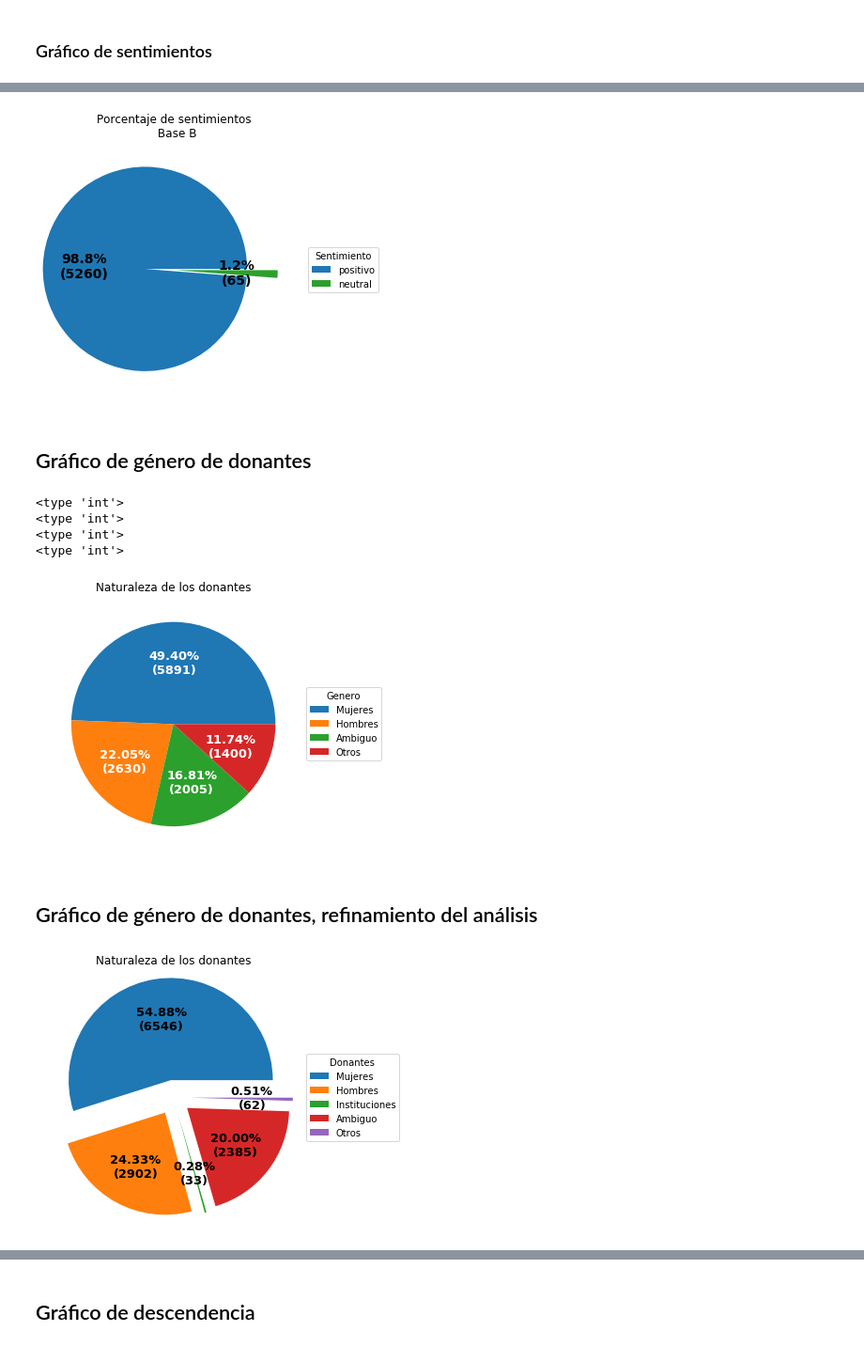
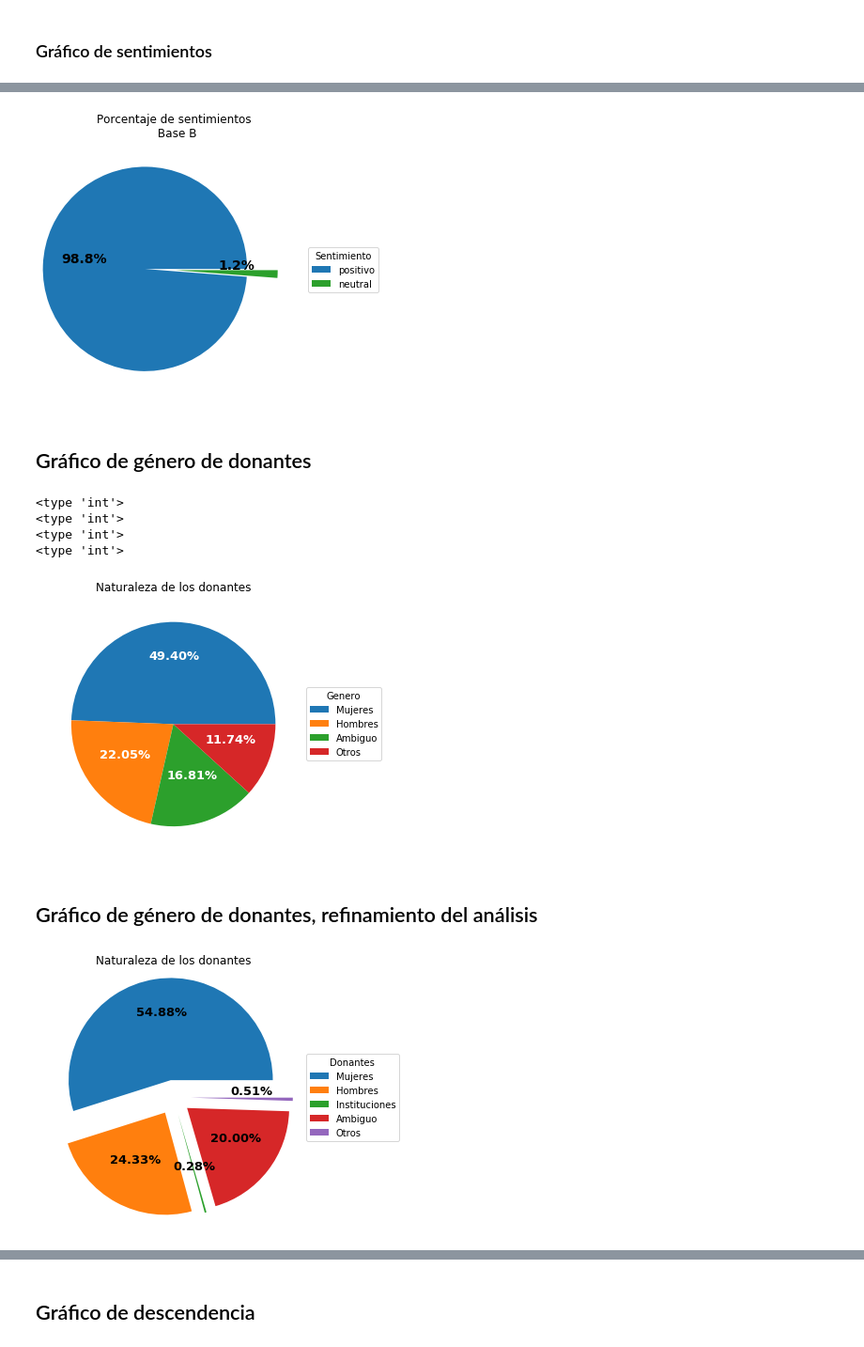
Before and after one commit to JorgeGarciaBello/hip_give, a Jupyter notebook: 1_text_analysis/pie_charts.ipynb, the cells around one changed output, grey strips where cells are left out. Shown at 94% size. Drawn from its saved outputs; the diff is of its cells as text; code cells hidden in the pictures.

```diff
--- a/1_text_analysis/pie_charts.ipynb
+++ b/1_text_analysis/pie_charts.ipynb
@@ -19,7 +19,8 @@ ingredients = [x.split()[-1] for x in recipe]
 
 def func(pct, allvals):
     absolute = int(pct/100.*np.sum(allvals))
-    return "{:.2f}%\n({:d})".format(pct, absolute)
+    return "{:.2f}%\n".format(pct, absolute)
+    #return "{:.2f}%\n({:d})".format(pct, absolute)
 
 
 wedges, texts, autotexts = ax.pie(data, autopct=lambda pct: func(pct, data),
@@ -46,7 +47,8 @@ data = [float(x.split()[0]) for x in recipe]
 ingredients = [x.split()[-1] for x in recipe]
 def func(pct, allvals):
     absolute = int(pct/100.*np.sum(allvals))
-    return "{:.1f}%\n({:d})".format(pct, absolute)
+    return "{:.1f}%\n".format(pct, absolute)
+    #return "{:.1f}%\n({:d})".format(pct, absolute)
 explode = (0.3, 0.0)  # only "explode" the 1-first slice (i.e. 'positivo
 wedges, texts, autotexts = ax.pie(data, explode=explode,autopct=lambda pct: func(pct, data),
                                   textprops=dict(color="black"),colors=['tab:blue','tab:green'])
@@ -58,7 +60,7 @@ plt.setp(autotexts, size=14, weight="bold")
 ax.set_title("Porcentaje de sentimientos \n Base B")
 plt.savefig('pie_chart_comment_analysis_base_B.png',bbox_inches='tight')
 # %% [output]
-[figure, old version]
+[figure, new version]
 # %% [markdown]
 ## Gráfico de género de donantes
 # %%
@@ -75,7 +77,8 @@ def func(pct, allvals):
     absolute = int(pct/100.*np.sum(allvals))+1
     print(type(absolute))
     #absolute = int(pct/100.*np.sum(allvals))
-    return "{:.2f}%\n({:d})".format(pct, absolute)
+    return "{:.2f}%\n".format(pct, absolute)
+    #return "{:.2f}%\n({:d})".format(pct, absolute)
 wedges, texts, autotexts = ax.pie(data, autopct=lambda pct: func(pct, data),
                                   textprops=dict(color="w"))
 ax.legend(wedges, ingredients,
@@ -91,37 +94,38 @@ plt.savefig('pie_chart_gender_analysis.png',bbox_inches='tight')
 <type 'int'>
 <type 'int'>
 <type 'int'>
-[figure, old version]
+[figure, new version]
 # %% [markdown]
 ## Gráfico de género de donantes, refinamiento del análisis
 # %%
 fig, ax = plt.subplots(figsize=(9, 5), subplot_kw=dict(aspect="equal"))
 
 recipe = ["6545  Mujeres",
           "2902  Hombres",
           "33    Instituciones",
           "2385  Ambiguo",
           "61    Otros"
           ]
 data = [float(x.split()[0]) for x in recipe]
 ingredients = [x.split()[-1] for x in recipe]
 def func(pct, allvals):
-    absolute = int(pct/100.*np.sum(allvals))+1
-    return "{:.2f}%\n({:d})".format(pct, absolute)
+    absolute = int(pct/100.*np.sum(allvals))
+    return "{:.2f}%\n".format(pct, absolute)
+    #return "{:.2f}%\n({:d})".format(pct, absolute)
 
 explode = (0.17,0.17,0.17,0.17,0.17)  # only "explode" the 2-second and 3+third slice
 wedges, texts, autotexts = ax.pie(data, explode=explode,autopct=lambda pct: func(pct, data),
                                   textprops=dict(color="black"))#,colors=['tab:blue','tab:green'])
 
 #wedges, texts, autotexts = ax.pie(data, explode=explode,autopct=lambda pct: func(pct, data),
 #                                  textprops=dict(color="w"))
 ax.legend(wedges, ingredients,
           title="Donantes",
           loc="center left",
           bbox_to_anchor=(1, 0, 0.5, 1))
 plt.setp(autotexts, size=13.0, weight="bold")
 
 ax.set_title("Naturaleza de los donantes")
 plt.savefig('pie_chart_gender_analysis_updated.png',bbox_inches='tight')
 # %% [output]
-[figure, old version]
+[figure, new version]
```
Also changed, not shown: parts of 4 cells of this notebook, 18 other files.
